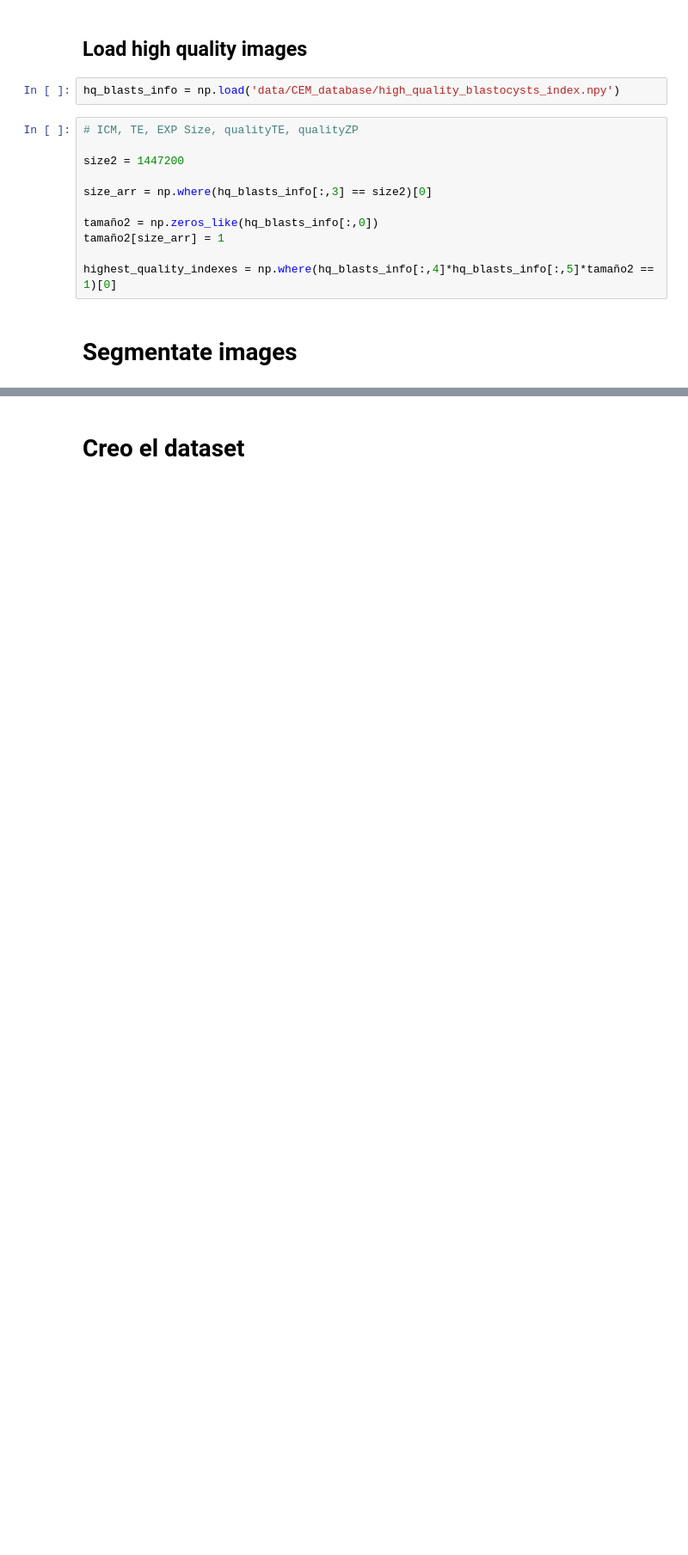
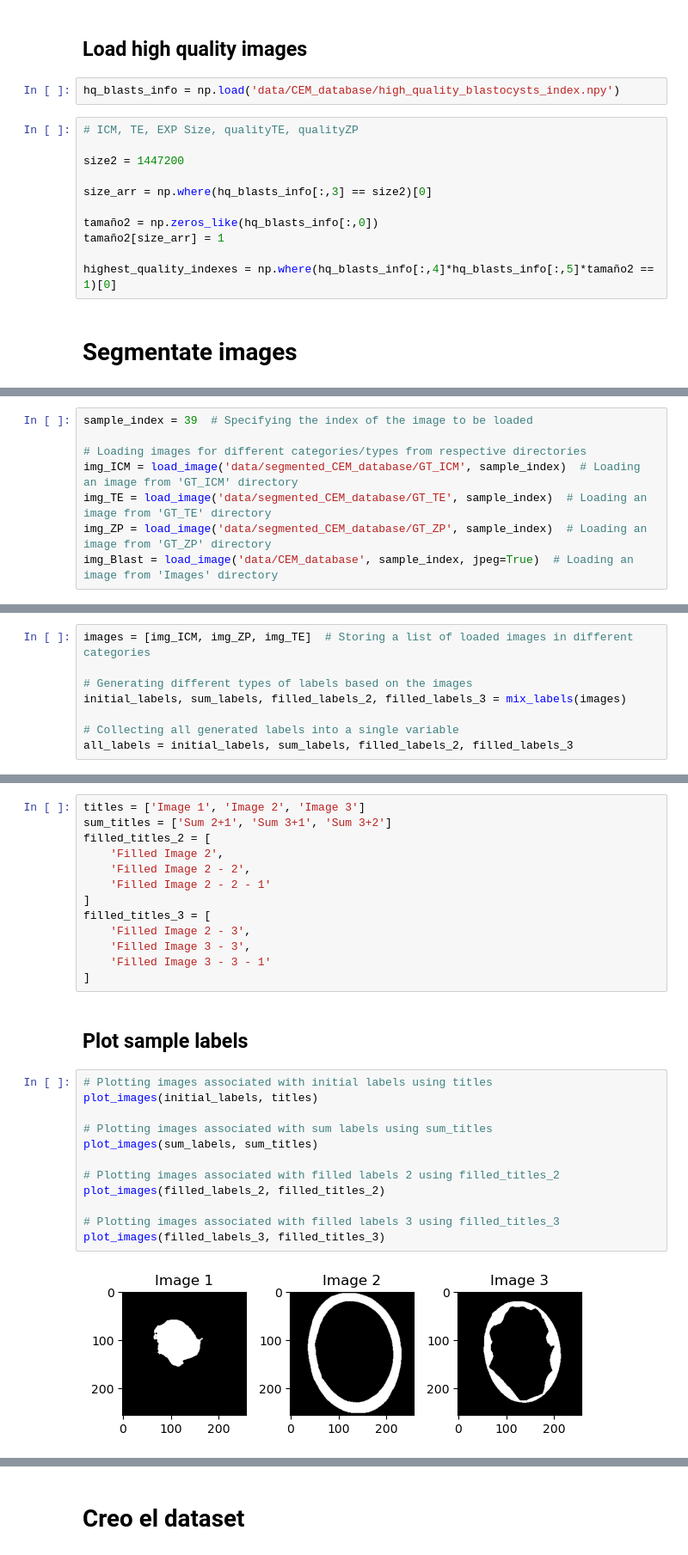
Before and after one commit to JuanDiegoYoung/Embryo-quality-classification, a Jupyter notebook: notebooks/segmented_CEM.ipynb, the cells around one changed output, grey strips where cells are left out. Shown at 86% size. Cells and saved outputs as stored; diff of their text form; blank space fills up the shorter version.

```diff
--- a/notebooks/segmented_CEM.ipynb
+++ b/notebooks/segmented_CEM.ipynb
@@ -321,0 +339,8 @@ array([1, 0, 1, ..., 0, 1, 0])
+# %%
+sample_index = 39  # Specifying the index of the image to be loaded
+
+# Loading images for different categories/types from respective directories
+img_ICM = load_image('data/segmented_CEM_database/GT_ICM', sample_index)  # Loading an image from 'GT_ICM' directory
+img_TE = load_image('data/segmented_CEM_database/GT_TE', sample_index)  # Loading an image from 'GT_TE' directory
+img_ZP = load_image('data/segmented_CEM_database/GT_ZP', sample_index)  # Loading an image from 'GT_ZP' directory
+img_Blast = load_image('data/CEM_database', sample_index, jpeg=True)  # Loading an image from 'Images' directory
@@ -321,0 +349,8 @@ array([1, 0, 1, ..., 0, 1, 0])
+# %%
+images = [img_ICM, img_ZP, img_TE]  # Storing a list of loaded images in different categories
+
+# Generating different types of labels based on the images
+initial_labels, sum_labels, filled_labels_2, filled_labels_3 = mix_labels(images)
+
+# Collecting all generated labels into a single variable
+all_labels = initial_labels, sum_labels, filled_labels_2, filled_labels_3
@@ -321,0 +359,29 @@ array([1, 0, 1, ..., 0, 1, 0])
+# %%
+titles = ['Image 1', 'Image 2', 'Image 3']
+sum_titles = ['Sum 2+1', 'Sum 3+1', 'Sum 3+2']
+filled_titles_2 = [
+    'Filled Image 2',
+    'Filled Image 2 - 2',
+    'Filled Image 2 - 2 - 1'
+]
+filled_titles_3 = [
+    'Filled Image 2 - 3',
+    'Filled Image 3 - 3',
+    'Filled Image 3 - 3 - 1'
+]
+# %% [markdown]
+## Plot sample labels
+# %%
+# Plotting images associated with initial labels using titles
+plot_images(initial_labels, titles)
+
+# Plotting images associated with sum labels using sum_titles
+plot_images(sum_labels, sum_titles)
+
+# Plotting images associated with filled labels 2 using filled_titles_2
+plot_images(filled_labels_2, filled_titles_2)
+
+# Plotting images associated with filled labels 3 using filled_titles_3
+plot_images(filled_labels_3, filled_titles_3)
+# %% [output]
+[figure, added]
```
Also changed, not shown: parts of 33 cells of this notebook, 2 other files.
